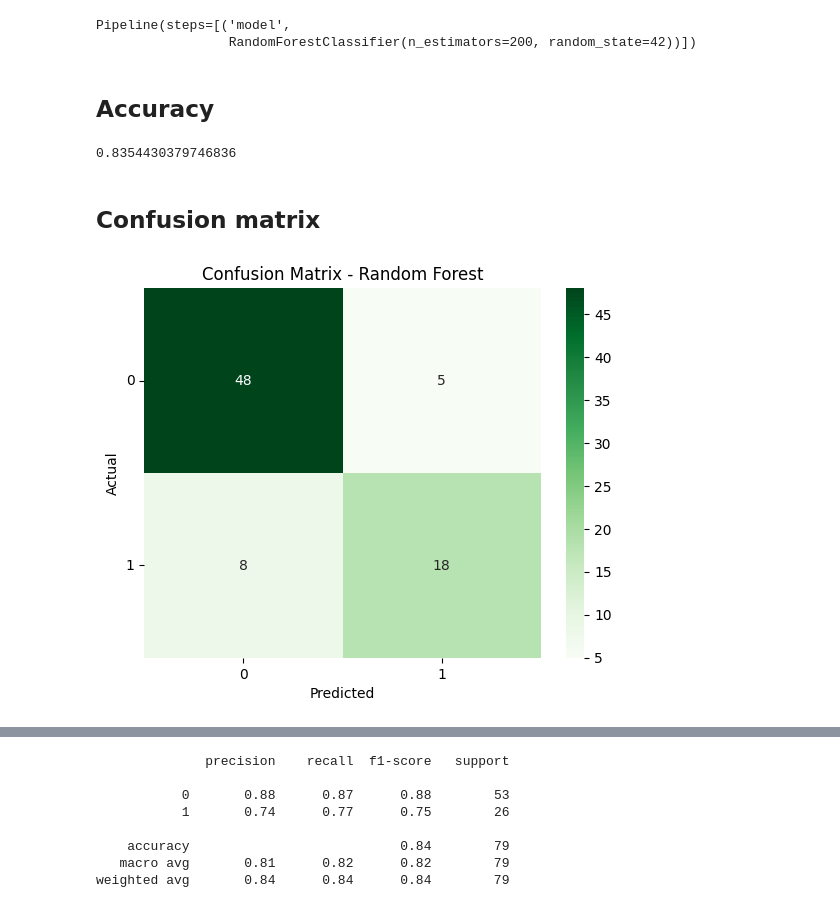
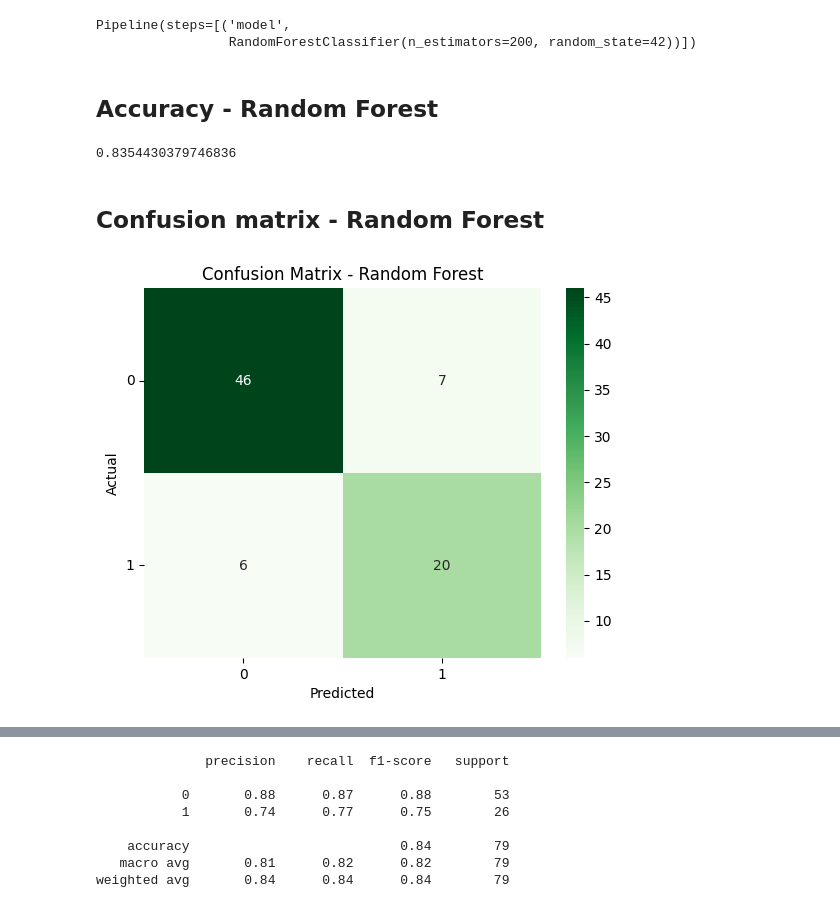
Before and after one commit to annajestem/xai_diabetes_project, a Jupyter notebook: notebooks/02_models_evaluation.ipynb, the cells around one changed output, grey strips where cells are left out. Drawn from its saved outputs; the diff is of its cells as text; code cells hidden in the pictures.

```diff
--- a/notebooks/02_models_evaluation.ipynb
+++ b/notebooks/02_models_evaluation.ipynb
@@ -172,7 +190,7 @@ Pipeline(steps=[('model',
 # %%
 y_pred_rf = pipeline_rf.predict(X_test)
 # %% [markdown]
-## Accuracy
+## Accuracy - Random Forest
 # %%
 from sklearn.metrics import accuracy_score
 
@@ -182,25 +200,25 @@ accuracy_rf
 # %% [output]
 0.8354430379746836
 # %% [markdown]
-## Confusion matrix
+## Confusion matrix - Random Forest
 # %%
 from sklearn.metrics import confusion_matrix
 import seaborn as sns
 
 cm_rf = confusion_matrix(y_test, y_pred_rf)
 
 sns.heatmap(
-    pd.DataFrame(cm),
+    pd.DataFrame(cm_rf),
     annot=True,       # liczby w komórkach
     fmt='d',          # format liczb (integer)
     cmap='Greens'
 )
 
 plt.yticks(rotation=0)   # etykiety osi Y pionowo
 plt.xlabel("Predicted")
 plt.ylabel("Actual")
 plt.title("Confusion Matrix - Random Forest")
 
 plt.show()
 # %% [output]
-[figure, old version]
+[figure, new version]
```
Also changed, not shown: parts of 25 cells of this notebook, 1 other file.
